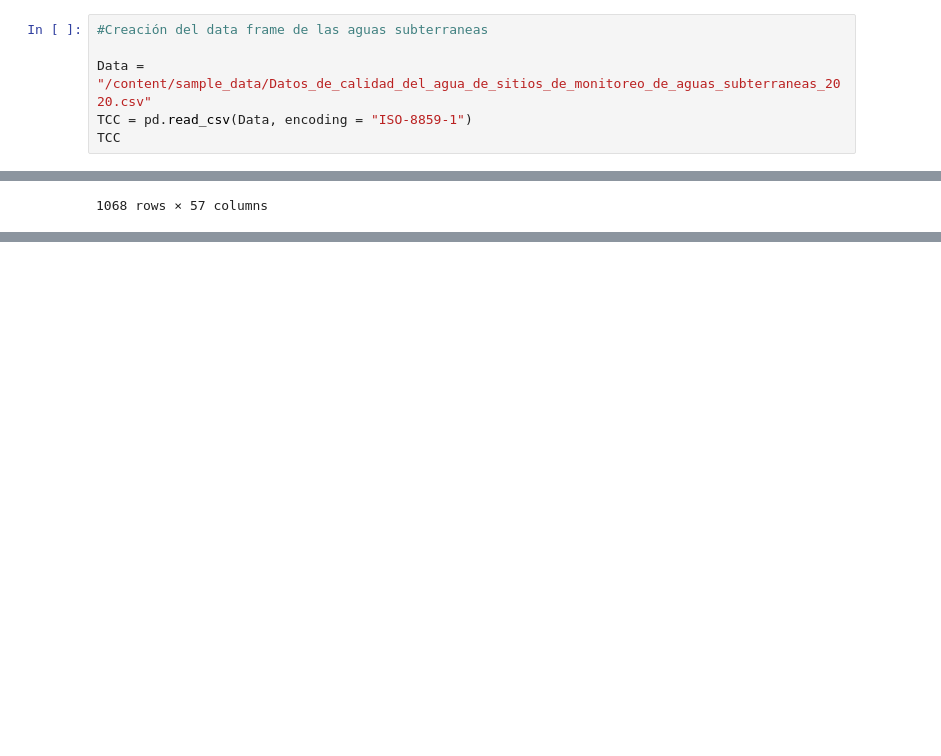
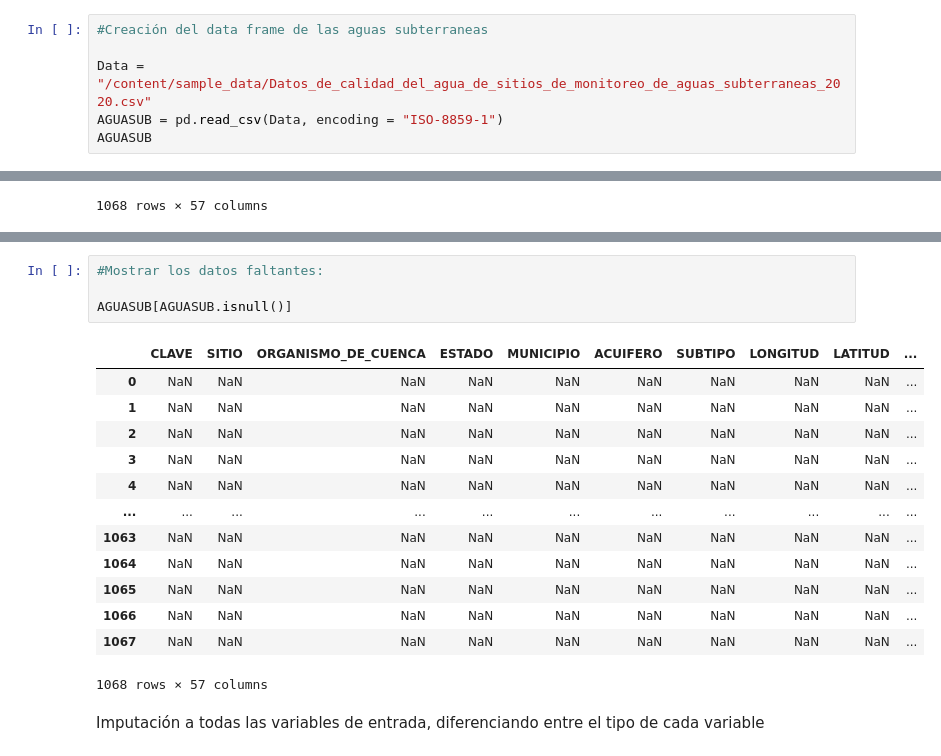
Before and after one commit to PosgradoMNA/actividades-del-projecto-cad_equipo_18, a Jupyter notebook: Equipo_18_Entrega_1_Aguas_Subterraneas.ipynb, the cells around one changed output, grey strips where cells are left out. Saved outputs shown, nothing was run; the diff lists cells and outputs as text; blank space fills up the shorter version.

```diff
--- a/Equipo_18_Entrega_1_Aguas_Subterraneas.ipynb
+++ b/Equipo_18_Entrega_1_Aguas_Subterraneas.ipynb
@@ -82,8 +82,8 @@ from sklearn.tree import DecisionTreeClassifier
 #Creación del data frame de las aguas subterraneas
 
 Data = "/content/sample_data/Datos_de_calidad_del_agua_de_sitios_de_monitoreo_de_aguas_subterraneas_2020.csv"
-TCC = pd.read_csv(Data, encoding = "ISO-8859-1")
-TCC
+AGUASUB = pd.read_csv(Data, encoding = "ISO-8859-1")
+AGUASUB
 # %% [output]
 |  | CLAVE | SITIO | ORGANISMO_DE_CUENCA | ESTADO | MUNICIPIO | ACUIFERO | SUBTIPO | LONGITUD | LATITUD | ... |
 | 0 | DLAGU6 | POZO SAN GIL | LERMA SANTIAGO PACIFICO | AGUASCALIENTES | ASIENTOS | VALLE DE CHICALOTE | POZO | -102.02210 | 22.20887 | ... |
@@ -124,0 +161,20 @@ AGUA_SUB.shape
+# %%
+#Mostrar los datos faltantes:
+
+AGUASUB[AGUASUB.isnull()]
+# %% [output]
+|  | CLAVE | SITIO | ORGANISMO_DE_CUENCA | ESTADO | MUNICIPIO | ACUIFERO | SUBTIPO | LONGITUD | LATITUD | ... |
+| 0 | NaN | NaN | NaN | NaN | NaN | NaN | NaN | NaN | NaN | ... |
+| 1 | NaN | NaN | NaN | NaN | NaN | NaN | NaN | NaN | NaN | ... |
+| 2 | NaN | NaN | NaN | NaN | NaN | NaN | NaN | NaN | NaN | ... |
+| 3 | NaN | NaN | NaN | NaN | NaN | NaN | NaN | NaN | NaN | ... |
+| 4 | NaN | NaN | NaN | NaN | NaN | NaN | NaN | NaN | NaN | ... |
+| ... | ... | ... | ... | ... | ... | ... | ... | ... | ... | ... |
+| 1063 | NaN | NaN | NaN | NaN | NaN | NaN | NaN | NaN | NaN | ... |
+| 1064 | NaN | NaN | NaN | NaN | NaN | NaN | NaN | NaN | NaN | ... |
+| 1065 | NaN | NaN | NaN | NaN | NaN | NaN | NaN | NaN | NaN | ... |
+| 1066 | NaN | NaN | NaN | NaN | NaN | NaN | NaN | NaN | NaN | ... |
+| 1067 | NaN | NaN | NaN | NaN | NaN | NaN | NaN | NaN | NaN | ... |
+1068 rows × 57 columns
+# %% [markdown]
+Imputación a todas las variables de entrada, diferenciando entre el tipo de cada variable
```
Also changed, not shown: parts of 25 cells of this notebook.
